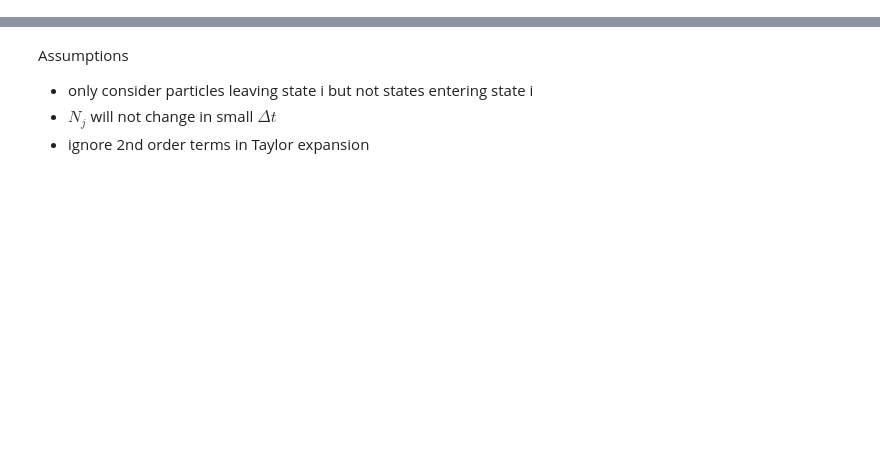
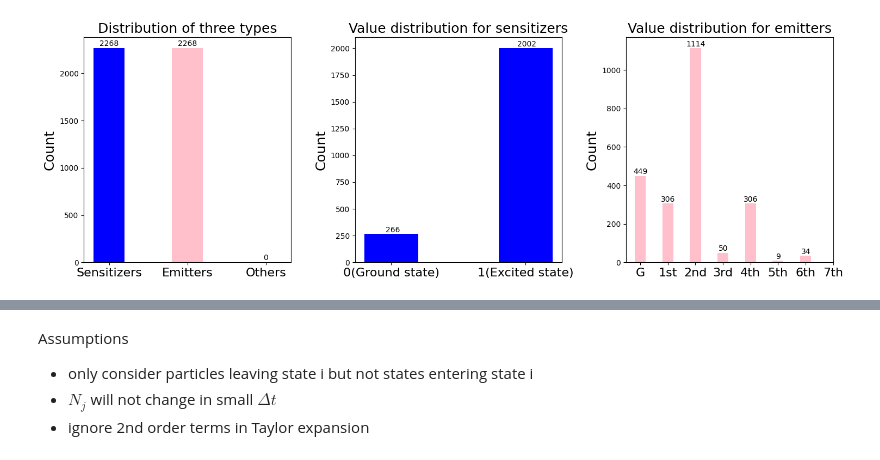
Before and after one commit to yzheng0331/ODE-coefs, a Jupyter notebook: MC/mc1.ipynb, the cells around one changed output, grey strips where cells are left out. Drawn from its saved outputs; the diff is of its cells as text; code cells hidden in the pictures; blank space fills up the shorter version.

```diff
--- a/MC/mc1.ipynb
+++ b/MC/mc1.ipynb
@@ -28,0 +49,5 @@ simulator_big.simulate(3000, 6000)
+# %%
+simulator_big.simulate(500) # 2500
+simulator_big.lattice.plot_distributions()
+# %% [output]
+[figure, added]
```
Also changed, not shown: parts of 11 cells of this notebook, 3 other files.
